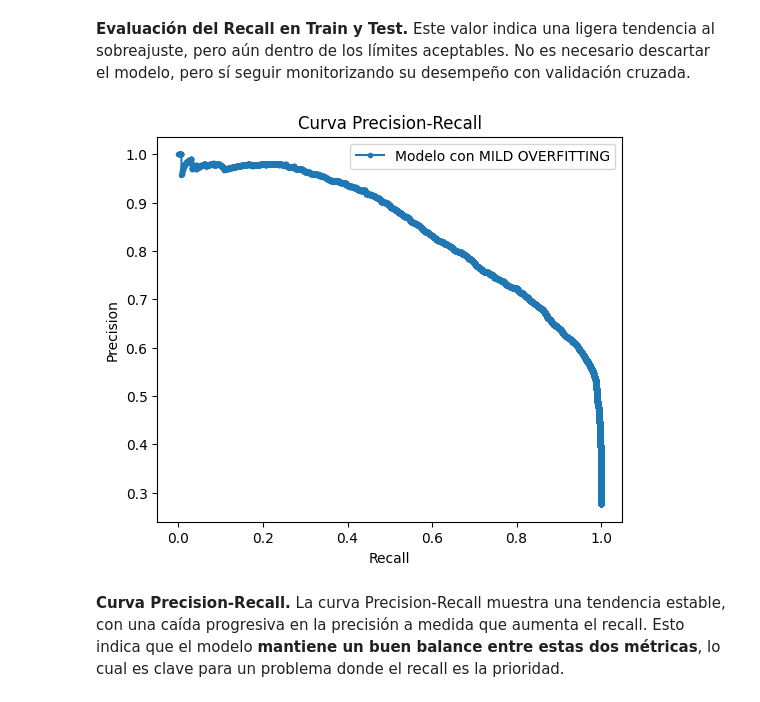
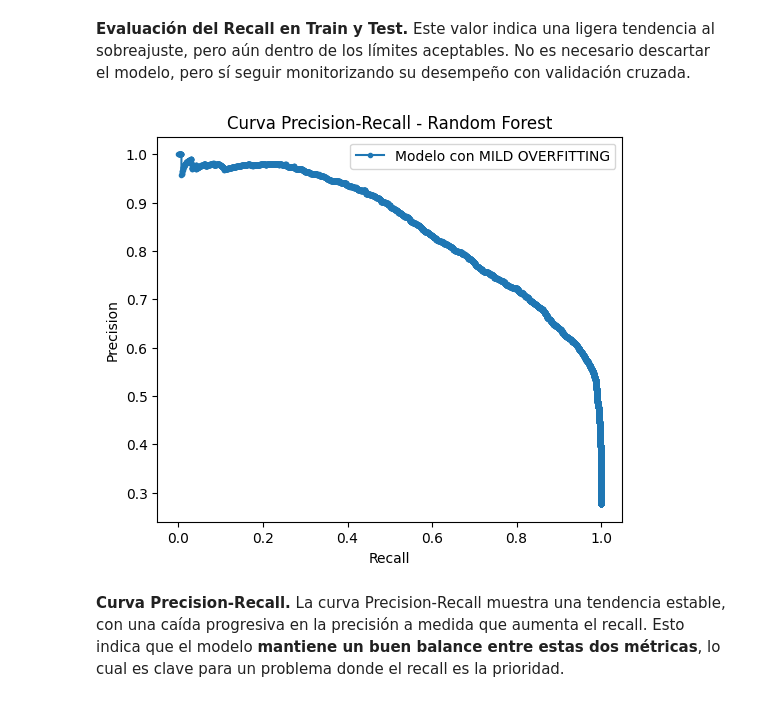
Before and after one commit to mgonzalz/ia_apuntes, a Jupyter notebook: notebooks/05_busqueda_hiperparametros.ipynb, the cells around one changed output. Cells and saved outputs as stored; diff of their text form; code cells hidden in the pictures.

```diff
--- a/notebooks/05_busqueda_hiperparametros.ipynb
+++ b/notebooks/05_busqueda_hiperparametros.ipynb
@@ -401,16 +403,16 @@ El modelo mantiene un buen equilibrio en Recall entre Train y Test.
 # %%
 y_probs = best_model.predict_proba(X_test)[:, 1]  # Probabilidades de la clase 1
 precision, recall, _ = precision_recall_curve(y_test, y_probs)
 
 plt.figure(figsize=(6,5))
 plt.plot(recall, precision, marker='.', label="Modelo con MILD OVERFITTING")
 plt.xlabel("Recall")
 plt.ylabel("Precision")
-plt.title("Curva Precision-Recall")
+plt.title("Curva Precision-Recall - Random Forest")
 plt.legend()
 plt.show()
 # %% [output]
-[figure, old version]
+[figure, new version]
 # %% [markdown]
 **Curva Precision-Recall.** La curva Precision-Recall muestra una tendencia estable, con una caída progresiva en la precisión a medida que aumenta el recall. Esto indica que el modelo **mantiene un buen balance entre estas dos métricas**, lo cual es clave para un problema donde el recall es la prioridad.
 # %% [markdown]
```
Also changed, not shown: parts of 17 cells of this notebook, 1 other file.
